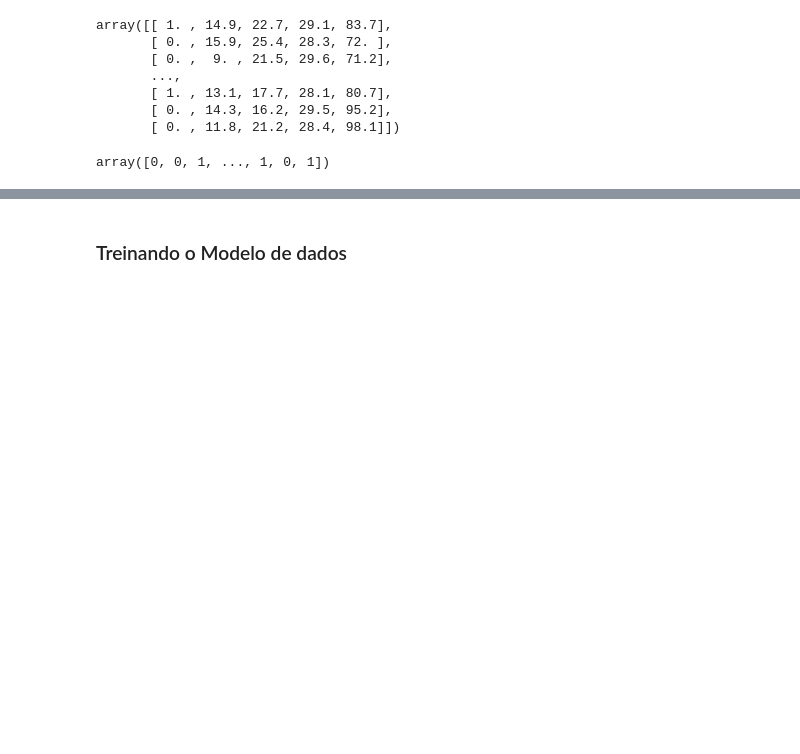
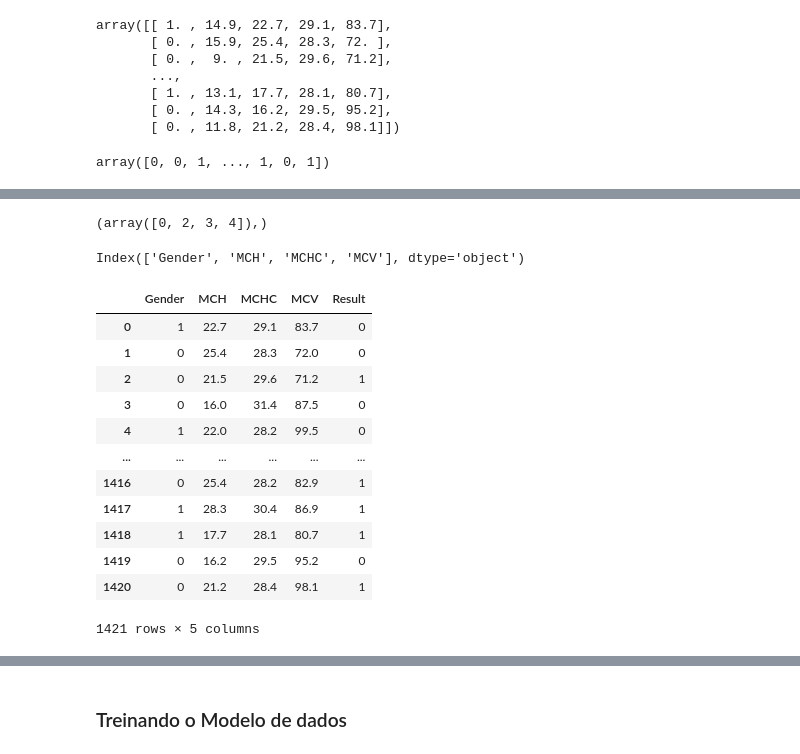
Before and after one commit to cantaruttim/Anemia, a Jupyter notebook: Untitled.ipynb, the cells around one changed output, grey strips where cells are left out. Saved outputs shown, nothing was run; the diff lists cells and outputs as text; code cells hidden in the pictures; blank space fills up the shorter version.

```diff
--- a/Untitled.ipynb
+++ b/Untitled.ipynb
@@ -284,0 +273,31 @@ tree.plot_tree(clf)
+# %%
+indices = np.where(selecao.variances_ > 0.05)
+# De acordo com o threshold, teríamos que eliminar a coluna de índice 1 (`Hemoglobin`)
+indices
+# %% [output]
+(array([0, 2, 3, 4]),)
+# %%
+colunas[indices]
+# %% [output]
+Index(['Gender', 'MCH', 'MCHC', 'MCV'], dtype='object')
+# %%
+# Vamos agora dar um drop na coluna de Hemoglobina
+
+base_variancia = df.drop(columns = 'Hemoglobin', axis = 1)
+
+# Nova base de dados sem a Hemoglobina (com base na seleção de atributos)
+base_variancia
+# %% [output]
+|  | Gender | MCH | MCHC | MCV | Result |
+| 0 | 1 | 22.7 | 29.1 | 83.7 | 0 |
+| 1 | 0 | 25.4 | 28.3 | 72.0 | 0 |
+| 2 | 0 | 21.5 | 29.6 | 71.2 | 1 |
+| 3 | 0 | 16.0 | 31.4 | 87.5 | 0 |
+| 4 | 1 | 22.0 | 28.2 | 99.5 | 0 |
+| ... | ... | ... | ... | ... | ... |
+| 1416 | 0 | 25.4 | 28.2 | 82.9 | 1 |
+| 1417 | 1 | 28.3 | 30.4 | 86.9 | 1 |
+| 1418 | 1 | 17.7 | 28.1 | 80.7 | 1 |
+| 1419 | 0 | 16.2 | 29.5 | 95.2 | 0 |
+| 1420 | 0 | 21.2 | 28.4 | 98.1 | 1 |
+1421 rows × 5 columns
```
Also changed, not shown: parts of 27 cells of this notebook.
